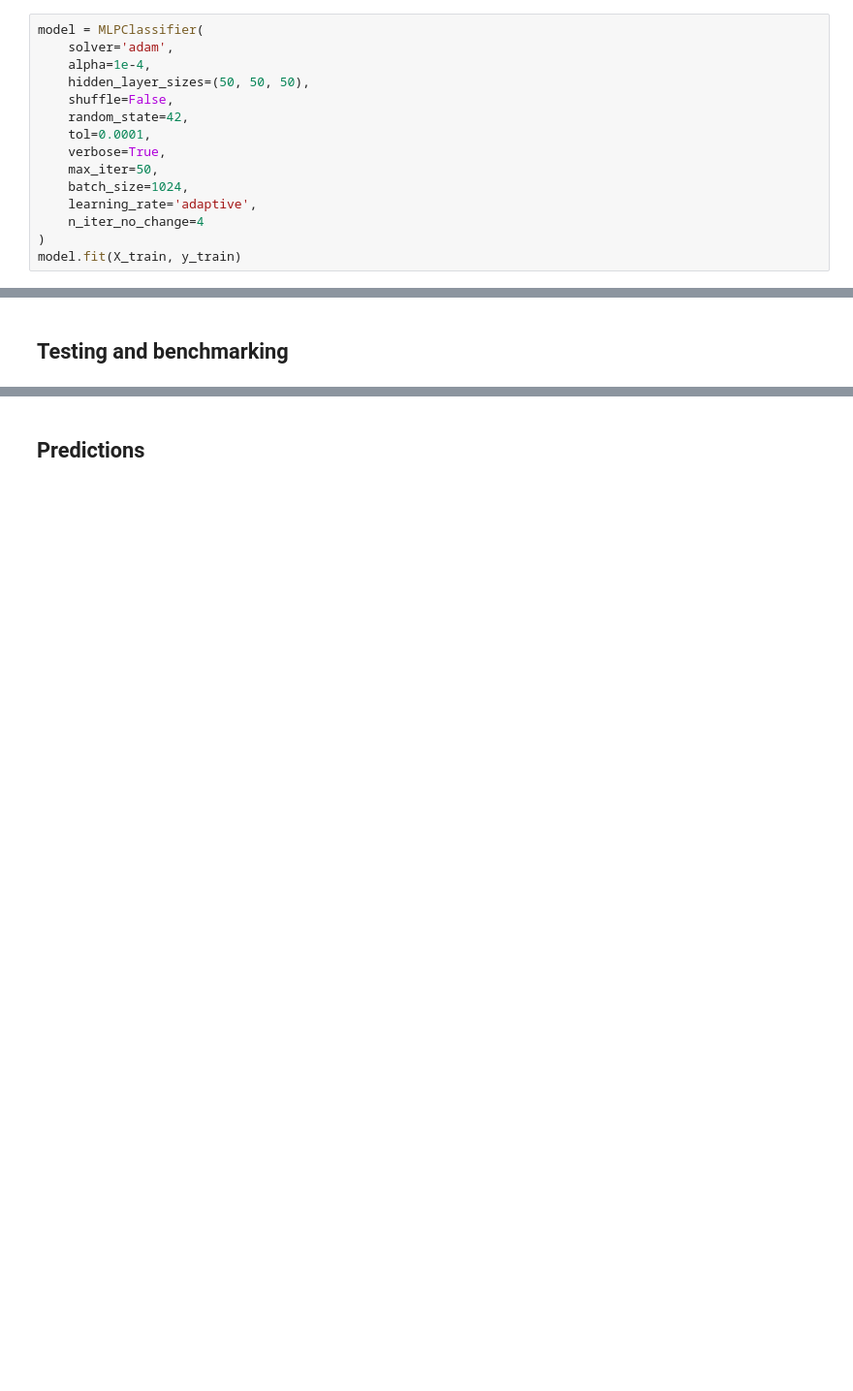
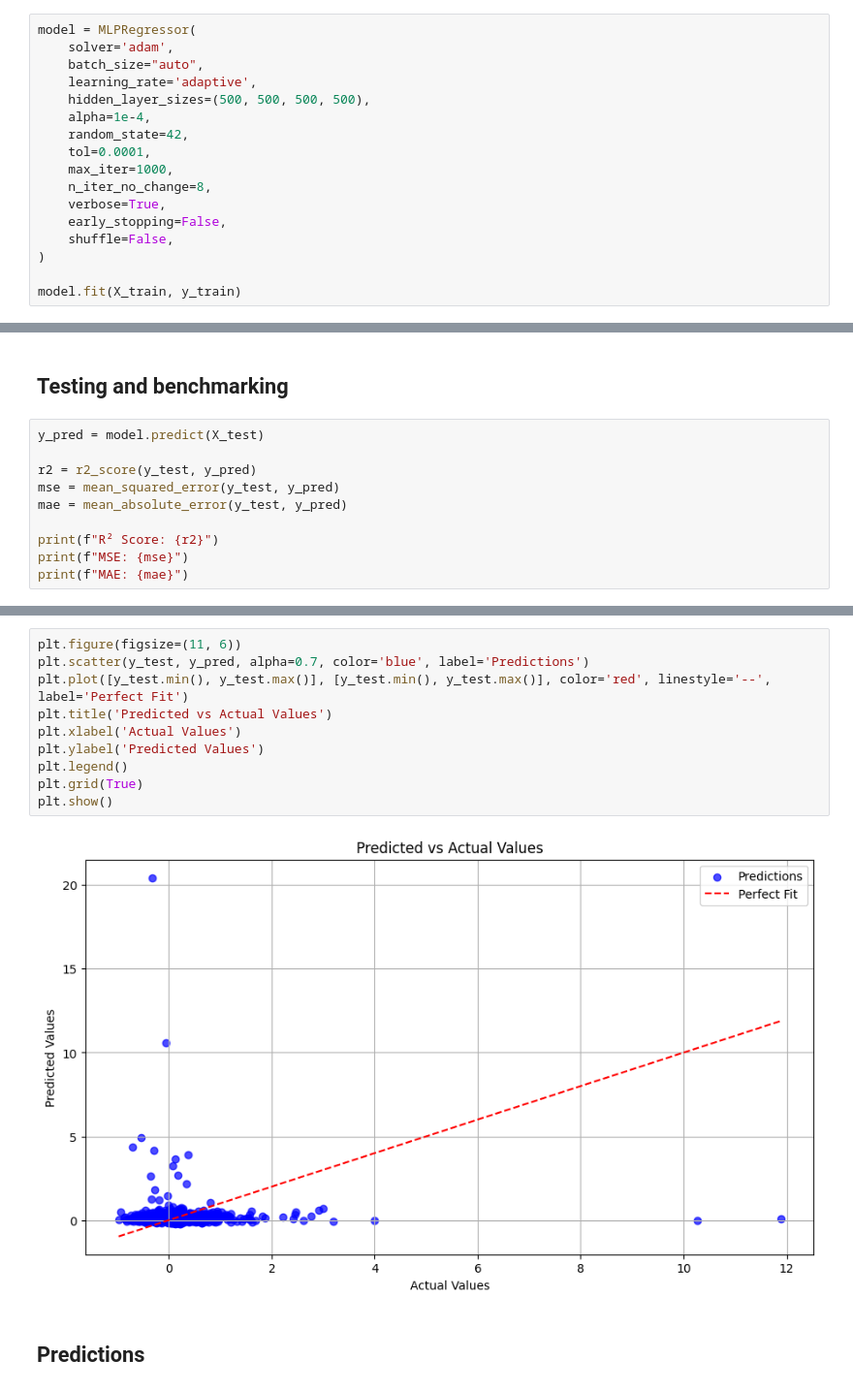
Before and after one commit to P1N60/Uni, a Jupyter notebook: VS-Code/Side-Projects/money_printer/Notebooks/money_printer.ipynb, the cells around one changed output, grey strips where cells are left out. Shown at 97% size. Saved outputs shown, nothing was run; the diff lists cells and outputs as text; blank space fills up the shorter version.

```diff
--- a/VS-Code/Side-Projects/money_printer/Notebooks/money_printer.ipynb
+++ b/VS-Code/Side-Projects/money_printer/Notebooks/money_printer.ipynb
@@ -212,18 +208,20 @@ Name: 1 Year Future Change, dtype: float64
 # %% [markdown]
 ## Model Training
 # %%
-model = MLPClassifier(
+model = MLPRegressor(
     solver='adam',
+    batch_size="auto",
+    learning_rate='adaptive',
+    hidden_layer_sizes=(500, 500, 500, 500),
     alpha=1e-4,
-    hidden_layer_sizes=(50, 50, 50),
-    shuffle=False,
     random_state=42,
     tol=0.0001,
+    max_iter=1000,
+    n_iter_no_change=8,
     verbose=True,
-    max_iter=50,
-    batch_size=1024,
-    learning_rate='adaptive',
-    n_iter_no_change=4
+    early_stopping=False,
+    shuffle=False,
 )
+
 model.fit(X_train, y_train)
 # %% [output]
@@ -232,2 +251,12 @@ MLPClassifier does not accept missing values encoded as NaN natively. For superv
 # %% [markdown]
 ## Testing and benchmarking
+# %%
+y_pred = model.predict(X_test)
+
+r2 = r2_score(y_test, y_pred)
+mse = mean_squared_error(y_test, y_pred)
+mae = mean_absolute_error(y_test, y_pred)
+
+print(f"R² Score: {r2}")
+print(f"MSE: {mse}")
+print(f"MAE: {mae}")
@@ -234,2 +274,14 @@ MLPClassifier does not accept missing values encoded as NaN natively. For superv
+# %%
+plt.figure(figsize=(11, 6))
+plt.scatter(y_test, y_pred, alpha=0.7, color='blue', label='Predictions')
+plt.plot([y_test.min(), y_test.max()], [y_test.min(), y_test.max()], color='red', linestyle='--', label='Perfect Fit')
+plt.title('Predicted vs Actual Values')
+plt.xlabel('Actual Values')
+plt.ylabel('Predicted Values')
+plt.legend()
+plt.grid(True)
+plt.show()
+# %% [output]
+[figure, added]
 # %% [markdown]
 ## Predictions
```
Also changed, not shown: parts of 13 cells of this notebook, 6 other files.
